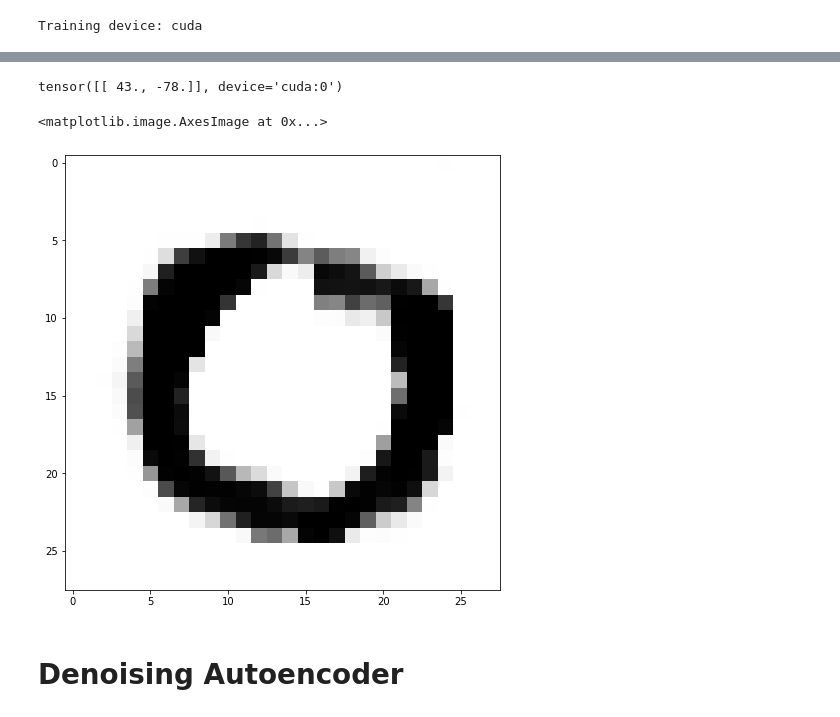
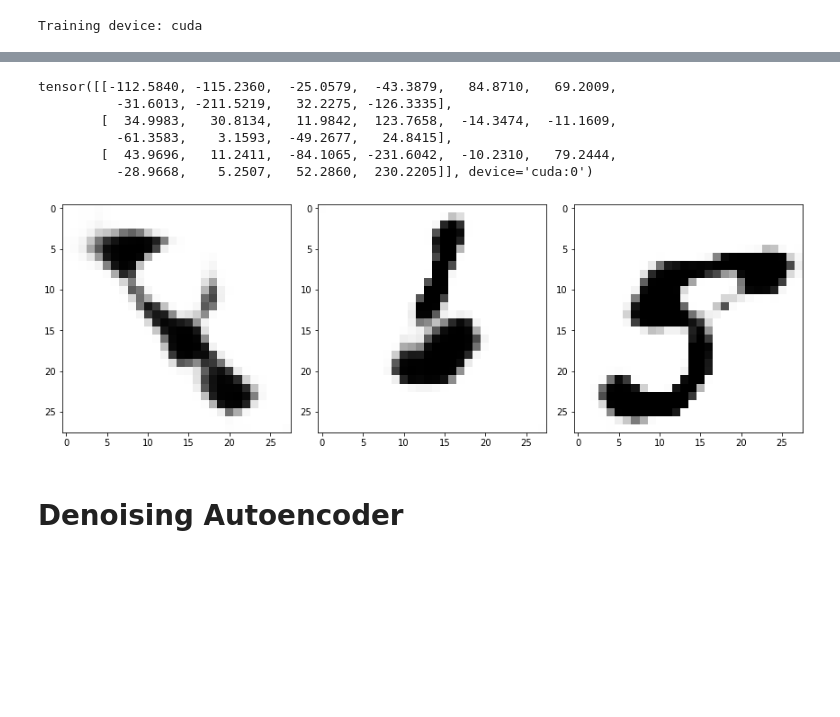
Before and after one commit to deno750/DeepLearning, a Jupyter notebook: Homework 2/Deronjic_Denis_Homework2-2.ipynb, the cells around one changed output, grey strips where cells are left out. Saved outputs shown, nothing was run; the diff lists cells and outputs as text; code cells hidden in the pictures; blank space fills up the shorter version.

```diff
--- a/Homework 2/Deronjic_Denis_Homework2-2.ipynb
+++ b/Homework 2/Deronjic_Denis_Homework2-2.ipynb
@@ -442,5 +405,5 @@ def grid_search(encoded_space_dim, loss_fn, device, batch_size, cv, dataset, hyp
 # %%
 loss_fn = torch.nn.MSELoss()
-hyperparameters = {'lr': [0.001, 0.02], 'weight_decay': [0.0001, 0.005], 'epochs': [1]}
-grid_search(encoded_space_dim, loss_fn, device, 100, 3, full_dataset, hyperparameters)
+hyperparameters = {'lr': [0.001], 'weight_decay': [0.0001], 'epochs': [20], 'encoded_space_dim': [2, 10, 100]}
+best_params = grid_search(loss_fn, device, 100, 3, full_dataset, hyperparameters)
 # %% [output]
@@ -463,0 +427,25 @@ BEST PARAMS
+# %%
+### Initialize the two networks
+encoded_space_dim = best_params['encoded_space_dim']
+encoder = Encoder(encoded_space_dim=encoded_space_dim)
+decoder = Decoder(encoded_space_dim=encoded_space_dim)
+# %%
+### Define the loss function
+loss_fn = torch.nn.MSELoss()
+
+### Define an optimizer (both for the encoder and the decoder!)
+lr = best_params['lr']#1e-3 # Learning rate
+params_to_optimize = [
+    {'params': encoder.parameters()},
+    {'params': decoder.parameters()}
+]
+weight_decay = best_params['weight_decay']
+optim = torch.optim.Adam(params_to_optimize, lr=lr, weight_decay=weight_decay)
+
+# Check if the GPU is available
+device = torch.device("cuda") if torch.cuda.is_available() else torch.device("cpu")
+print(f'Selected device: {device}')
+
+# Move both the encoder and the decoder to the selected device
+encoder.to(device)
+decoder.to(device)
@@ -466,7 +472,7 @@ should_train = True
 # %%
 if should_train:
   ### Training cycle
-  num_epochs = 20
+  num_epochs = best_params['epochs']
   train_loss_log = []
   val_loss_log = []
   for epoch in range(num_epochs):
@@ -644,18 +683,25 @@ px.scatter(encoded_samples, x=tsne[:, 0], y=tsne[:, 1], color=labels, opacity=0.
 # %%
 torch.manual_seed(0)
-random_latent_space = torch.randn(1, encoded_space_dim).to(device) * 30
-random_latent_space[0][0] = 43
-random_latent_space[0][1] = -78
+random_latent_space = torch.randn(3, encoded_space_dim).to(device) * 100
+#random_latent_space[0][0] = 43
+#random_latent_space[0][1] = -78
 #random_latent_space = random_latent_space.unsqueeze(0)
 print(random_latent_space)
 image_from_latent_space = decoder(random_latent_space).detach().cpu().numpy()
 
-fig = plt.figure(figsize=(8,8))
-plt.imshow(image_from_latent_space[0][0], cmap='Greys')
+fig, axs = plt.subplots(1, 3, figsize=(12,6))
+axs[0].imshow(image_from_latent_space[0][0], cmap='Greys')
+axs[1].imshow(image_from_latent_space[1][0], cmap='Greys')
+axs[2].imshow(image_from_latent_space[2][0], cmap='Greys')
+plt.tight_layout()
 # %% [output]
-tensor([[ 43., -78.]], device='cuda:0')
+tensor([[-112.5840, -115.2360,  -25.0579,  -43.3879,   84.8710,   69.2009,
+          -31.6013, -211.5219,   32.2275, -126.3335],
+        [  34.9983,   30.8134,   11.9842,  123.7658,  -14.3474,  -11.1609,
+          -61.3583,    3.1593,  -49.2677,   24.8415],
+        [  43.9696,   11.2411,  -84.1065, -231.6042,  -10.2310,   79.2444,
+          -28.9668,    5.2507,   52.2860,  230.2205]], device='cuda:0')
-<matplotlib.image.AxesImage at 0x...>
-[figure, old version]
+[figure, new version]
 # %% [markdown]
 # Denoising Autoencoder
 # %%
```
Also changed, not shown: parts of 24 cells of this notebook, 2 other files.
